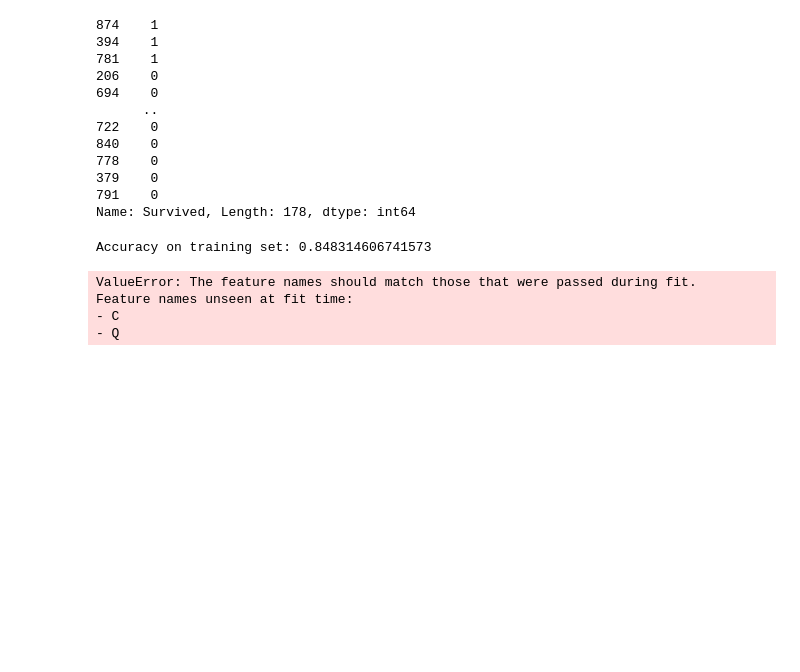
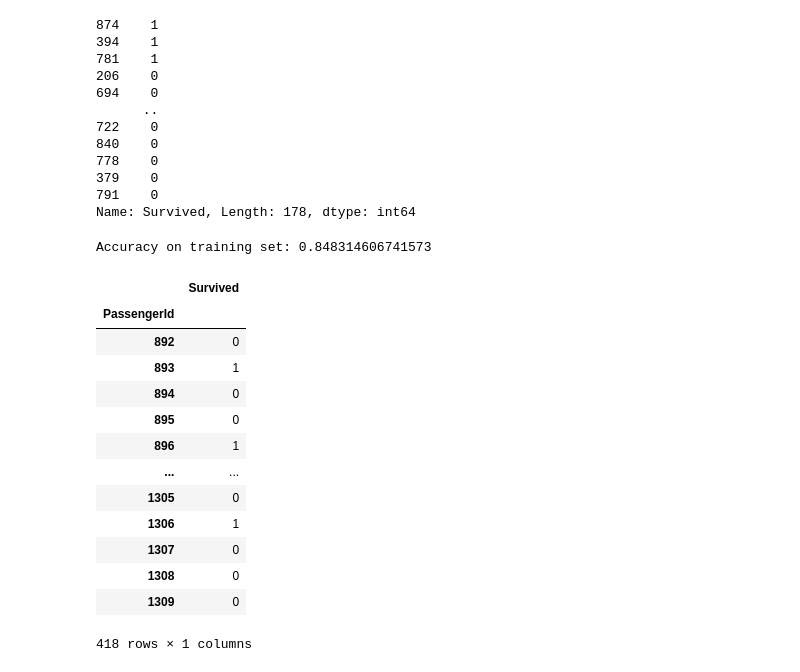
Before and after one commit to FuturPanda/ML-lessons, a Jupyter notebook: Titanic Kaggle/titanic.ipynb, the cells around one changed output. Saved outputs shown, nothing was run; the diff lists cells and outputs as text; code cells hidden in the pictures; blank space fills up the shorter version.

```diff
--- a/Titanic Kaggle/titanic.ipynb
+++ b/Titanic Kaggle/titanic.ipynb
@@ -66,9 +66,6 @@ sex_df = pd.DataFrame(ohe.fit_transform(X[["Sex"]]).toarray())
 sex_df = sex_df.rename(columns={1:"Male", 0:"Female"})
 print(X.tail)
 print(sex_df.tail)
-embarked_data = df["Embarked"]
-embarked_enc = pd.DataFrame(ohe.fit_transform(df[["Embarked"]]).toarray())
-embarked_enc = embarked_enc.rename(columns={2:"S",0:"C", 1:"Q" })
 # %% [output]
 <bound method NDFrame.tail of      PassengerId  Pclass                                               Name  \
 0              1       3                            Braund, Mr. Owen Harris
@@ -175,10 +172,5 @@ def clean_data(df):
 test = clean_data(test_csv)
 # %%
 final_pred = pd.DataFrame(lr_model.predict(test))
-# %% [output]
-ValueError: The feature names should match those that were passed during fit.
-Feature names unseen at fit time:
-- C
-- Q
 # %%
-test_csv = test_csv.merge(final_pred)
+test_csv = test_csv.join(final_pred)
@@ -186,0 +177,25 @@ test_csv.head
+# %%
+test_csv.columns
+test_csv_final = test_csv.drop(columns={"Pclass","Name",'Sex',
+               'Age',       'SibSp',       'Parch',      'Ticket',
+              'Fare',       'Cabin',    'Embarked'})
+# %%
+test_csv_final =  test_csv_final.rename(columns={0:"Survived"})
+test_csv_final = test_csv_final.set_index('PassengerId')
+# %%
+test_csv_final
+# %% [output]
+|  | Survived |
+| PassengerId |  |
+| 892 | 0 |
+| 893 | 1 |
+| 894 | 0 |
+| 895 | 0 |
+| 896 | 1 |
+| ... | ... |
+| 1305 | 0 |
+| 1306 | 1 |
+| 1307 | 0 |
+| 1308 | 0 |
+| 1309 | 0 |
+418 rows × 1 columns
```
Also changed, not shown: parts of 3 cells of this notebook, 2 other files.
